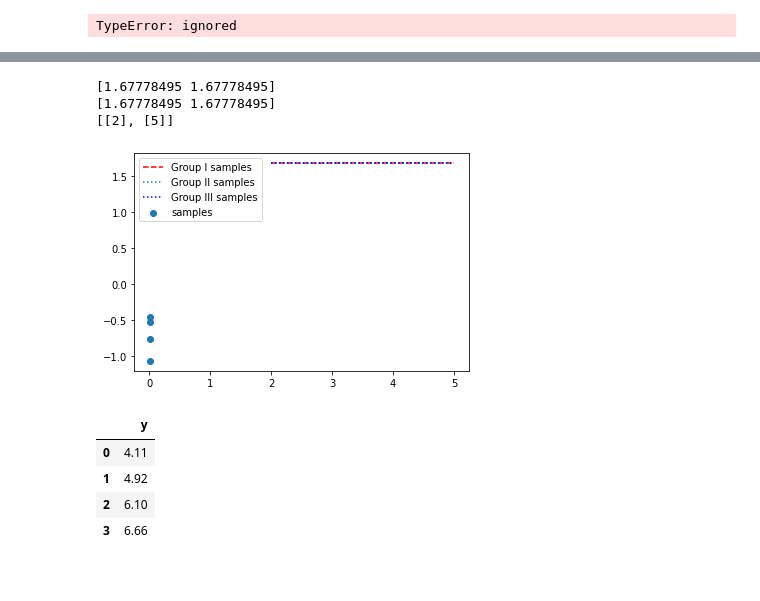
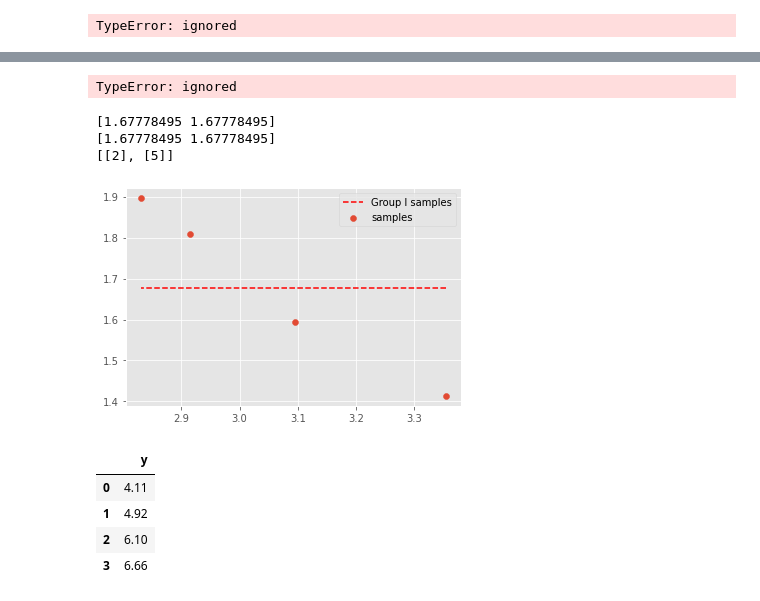
Before and after one commit to liuyunhaozz/Ml-learning, a Jupyter notebook: Linear regression/example-2/lm.ipynb, the cells around one changed output, grey strips where cells are left out. Cells and saved outputs as stored; diff of their text form; code cells hidden in the pictures.

```diff
--- a/Linear regression/example-2/lm.ipynb
+++ b/Linear regression/example-2/lm.ipynb
@@ -159,7 +164,7 @@ y = np.log(y)
 TypeError: ignored
 # %%
 lasso1 = Lasso(alpha=0.1)
-lasso1.fit(X, y)
+lasso1.fit(X, Y)
 # lasso2 = Lasso(alpha=1)
 # lasso2.fit(X, y)
 # lasso3 = Lasso(alpha=10)
@@ -170,0 +176,22 @@ Lasso(alpha=10, copy_X=True, fit_intercept=True, max_iter=1000, normalize=False,
+# %%
+# 通过不确定的alphas值，生成不同的LASSO回归模型
+alphas = 10**np.linspace(-3,3,100)
+lasso_cofficients = []
+
+for alpha in alphas:
+    lasso = Lasso(alpha = alpha, normalize=True, max_iter=10000)
+    lasso.fit(X, Y)
+    lasso_cofficients.append(lasso.coef_)
+
+# 绘制alpha的对数与回归系数的关系# 中文乱码和坐标轴负号的处理
+plt.rcParams['font.sans-serif'] = ['Microsoft YaHei']
+plt.rcParams['axes.unicode_minus'] = False
+# 设置绘图风格
+plt.style.use('ggplot')
+plt.plot(alphas, lasso_cofficients)
+plt.xscale('log')
+plt.axis('tight')
+plt.title('alpha系数与LASSO回归系数的关系')
+plt.xlabel('Log Alpha')
+plt.ylabel('Cofficients')
+plt.show()
@@ -170,0 +203,3 @@ Lasso(alpha=10, copy_X=True, fit_intercept=True, max_iter=1000, normalize=False,
+# %%
+lasso1 = Lasso(alpha=10)
+lasso1.fit(X, Y)
@@ -170,0 +210,4 @@ Lasso(alpha=10, copy_X=True, fit_intercept=True, max_iter=1000, normalize=False,
+# %%
+print(X)
+pre_y = lasso1.predict(X)
+pre_y
@@ -171,3 +221,8 @@ Lasso(alpha=10, copy_X=True, fit_intercept=True, max_iter=1000, normalize=False,
+# %%
+
+lasso1.score()
+# %% [output]
+TypeError: ignored
 # %%
 pre_x = [[2], [5]]
 pre_y_1 = lasso1.predict(pre_x)
@@ -183,18 +238,18 @@ print(pre_x)
 # %%
 plt.figure()
 
 # plt.xticks(np.arange(2.8, 3.4, 0.1))
 # plt.yticks(np.arange(1.4, 2, 0.1))
-plt.plot(pre_x,pre_y_1,label='Group I samples', linestyle='--',color='r')
-plt.plot(pre_x,pre_y_2,label='Group II samples', linestyle=':')
-plt.plot(pre_x,pre_y_3,label='Group III samples', linestyle=':',color='b')
+plt.plot(X,pre_y,label='Group I samples', linestyle='--',color='r')
+# plt.plot(pre_x,pre_y_2,label='Group II samples', linestyle=':')
+# plt.plot(pre_x,pre_y_3,label='Group III samples', linestyle=':',color='b')
 
 plt.scatter(X, Y,label='samples')
 
 plt.legend()
 plt.show()
 # %% [output]
-[figure, old version]
+[figure, new version]
 # %%
 # %% [output]
 |  | y |
```
Also changed, not shown: parts of 12 cells of this notebook, 6 other files.
